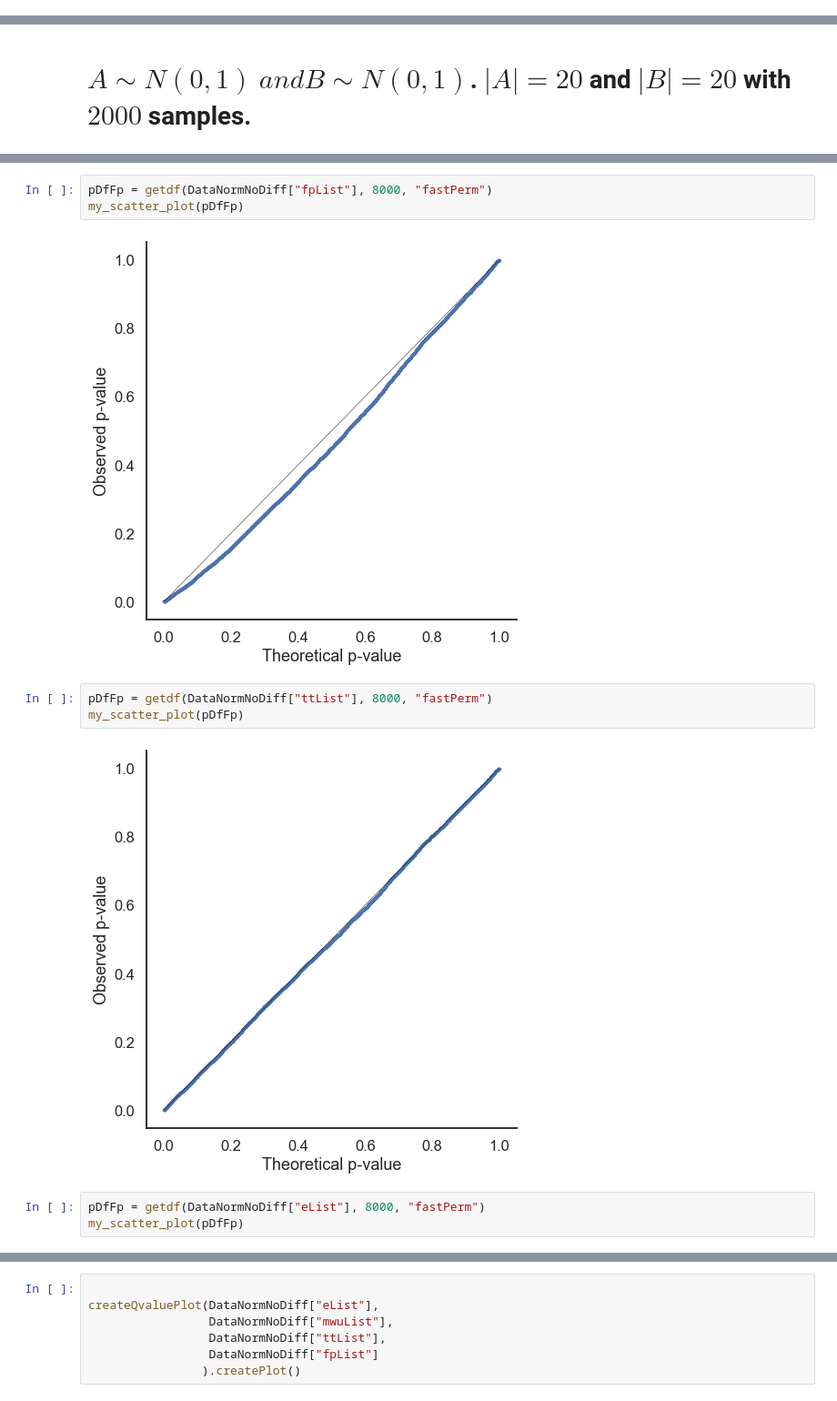
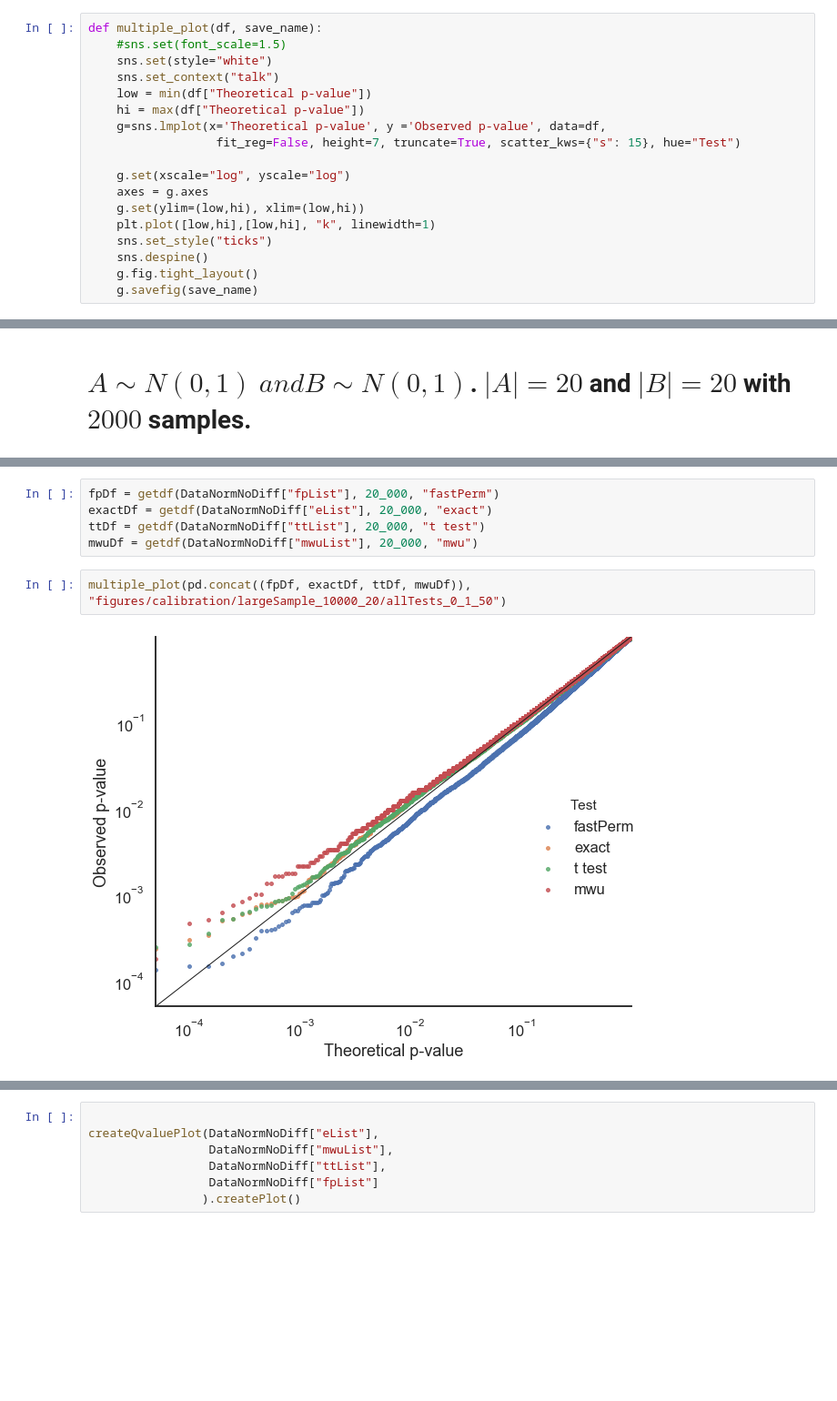
Before and after one commit to statisticalbiotechnology/parallelPermutationTest, a Jupyter notebook: Additional plots.ipynb, the cells around one changed output, grey strips where cells are left out. Shown at 91% size. Drawn from its saved outputs; the diff is of its cells as text; blank space fills up the shorter version.

```diff
--- a/Additional plots.ipynb
+++ b/Additional plots.ipynb
@@ -63,6 +63,24 @@ np.random.seed(10)
 
 
     }
+# %%
+def multiple_plot(df, save_name):
+    #sns.set(font_scale=1.5)
+    sns.set(style="white")
+    sns.set_context("talk")
+    low = min(df["Theoretical p-value"])
+    hi = max(df["Theoretical p-value"])
+    g=sns.lmplot(x='Theoretical p-value', y ='Observed p-value', data=df,
+                  fit_reg=False, height=7, truncate=True, scatter_kws={"s": 15}, hue="Test")
+
+    g.set(xscale="log", yscale="log")
+    axes = g.axes
+    g.set(ylim=(low,hi), xlim=(low,hi))
+    plt.plot([low,hi],[low,hi], "k", linewidth=1)
+    sns.set_style("ticks")
+    sns.despine()
+    g.fig.tight_layout()
+    g.savefig(save_name)
 # %%
 def sns_plot(df, save_name=None):
     #sns.set(font_scale=1.5)
@@ -288,16 +309,12 @@ DataNormNoDiff = getPrediction(AN, BN)
-# %%
-pDfFp = getdf(DataNormNoDiff["fpList"], 8000, "fastPerm")
-my_scatter_plot(pDfFp)
-# %% [output]
-[figure, removed]
-# %%
-pDfFp = getdf(DataNormNoDiff["ttList"], 8000, "fastPerm")
-my_scatter_plot(pDfFp)
-# %% [output]
-[figure, removed]
-# %%
-pDfFp = getdf(DataNormNoDiff["eList"], 8000, "fastPerm")
-my_scatter_plot(pDfFp)
+# %%
+fpDf = getdf(DataNormNoDiff["fpList"], 20_000, "fastPerm")
+exactDf = getdf(DataNormNoDiff["eList"], 20_000, "exact")
+ttDf = getdf(DataNormNoDiff["ttList"], 20_000, "t test")
+mwuDf = getdf(DataNormNoDiff["mwuList"], 20_000, "mwu")
+# %%
+multiple_plot(pd.concat((fpDf, exactDf, ttDf, mwuDf)), "figures/calibration/largeSample_10000_20/allTests_0_1_50")
+# %% [output]
+[figure, added]
 # %%
 sns_plot(DataNormNoDiff["eVttDf"])
 sns_plot(DataNormNoDiff["mwuVttDf"])
```
Also changed, not shown: parts of 14 cells of this notebook, 41 other files.
